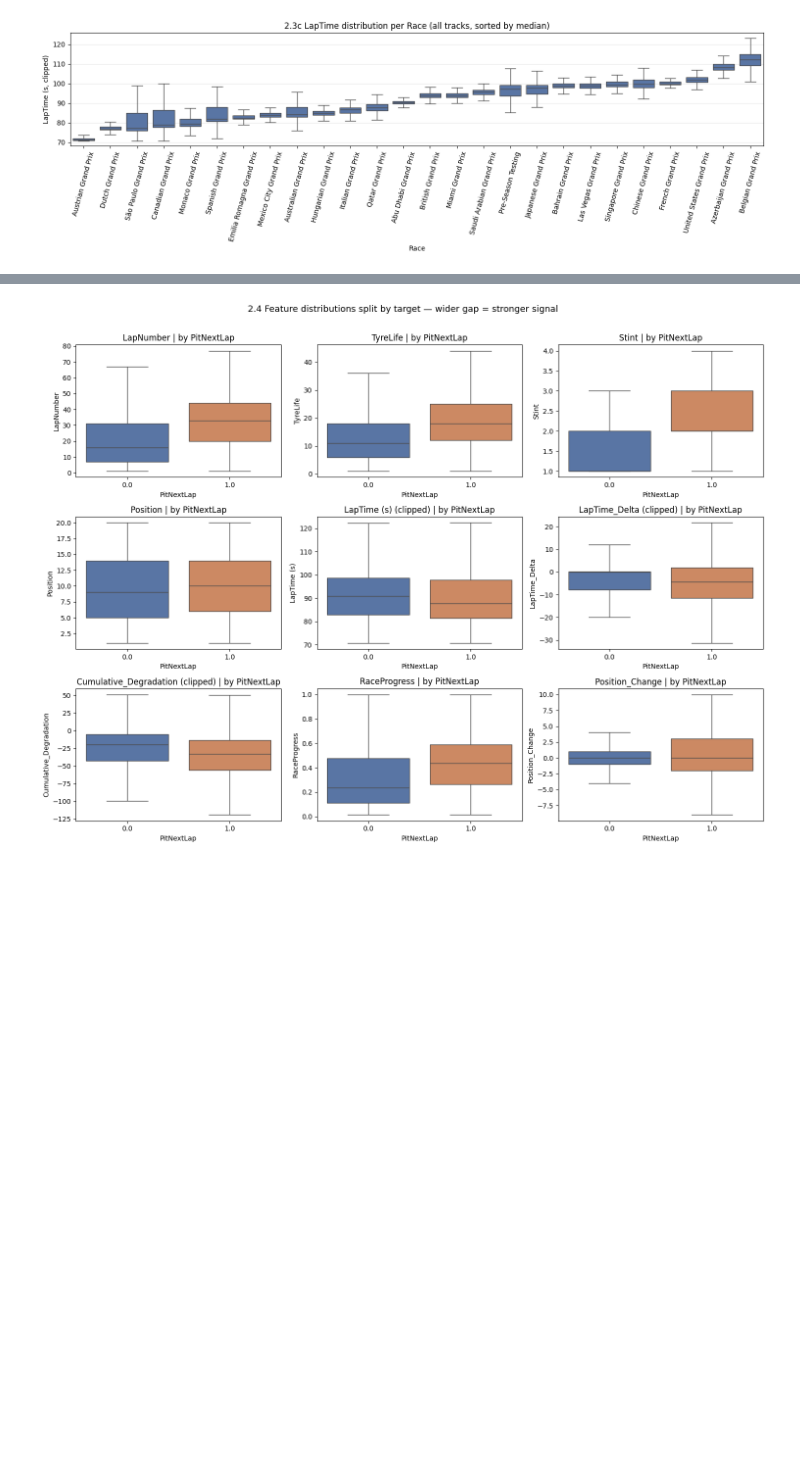
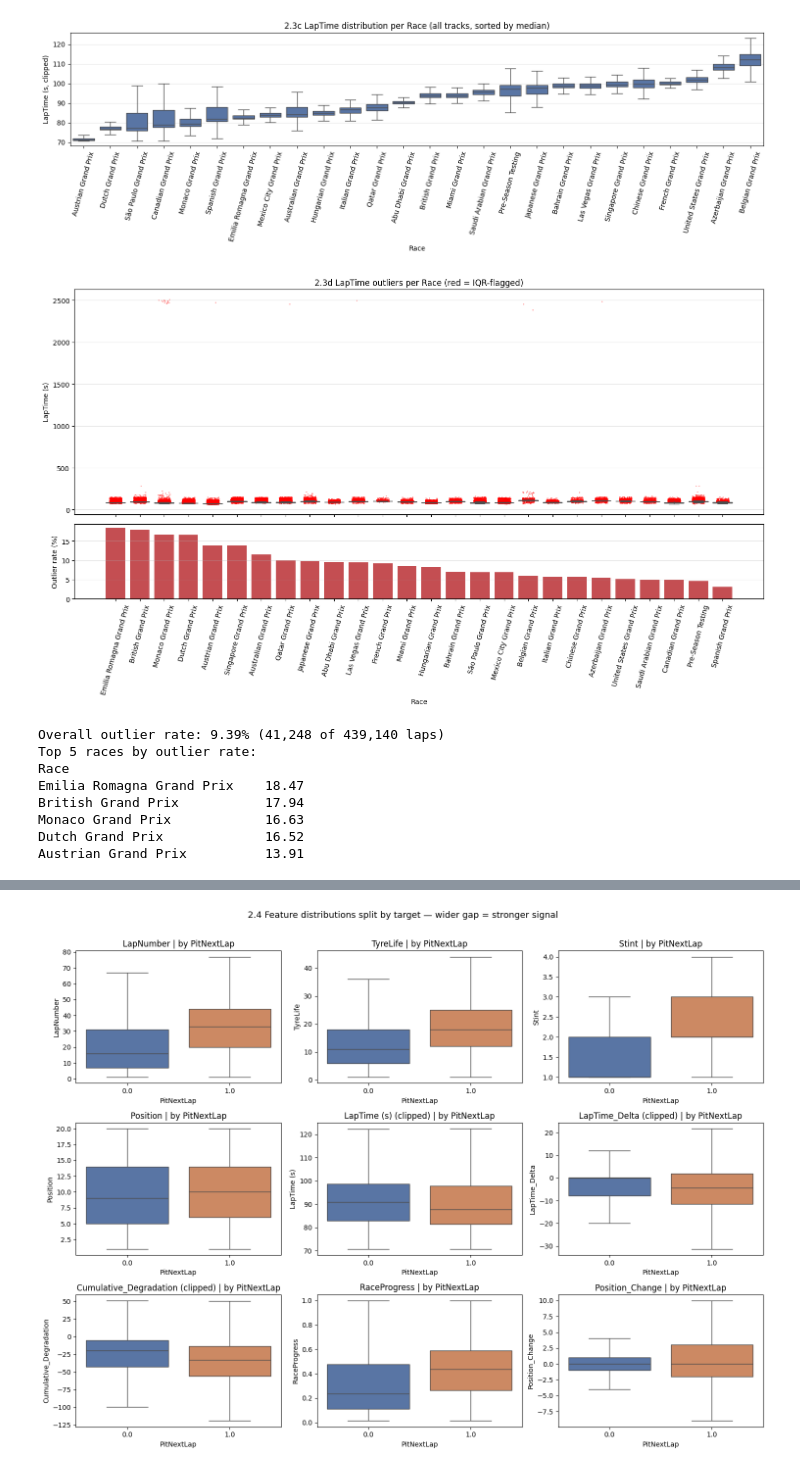
Before and after one commit to Propar2750/PitStop, a Jupyter notebook: eda.ipynb, the cells around one changed output, grey strips where cells are left out. Drawn from its saved outputs; the diff is of its cells as text; code cells hidden in the pictures; blank space fills up the shorter version.

```diff
--- a/eda.ipynb
+++ b/eda.ipynb
@@ -224,3 +224,64 @@ ax.grid(axis='y', alpha=0.3)
 plt.tight_layout(); plt.show()
 # %% [output]
 [figure]
+# %%
+# 2.3d LapTime outliers per Race  (fast)
+# Continuation of 2.3c.  IQR-based outlier flag, vectorized; outliers drawn as
+# scatter on top of the boxplot (cheaper than seaborn's flier drawing).
+
+sub = train[['Race', 'LapTime (s)']].dropna().copy()
+
+# Vectorized per-race Q1/Q3 (no python lambda)
+qs = sub.groupby('Race')['LapTime (s)'].quantile([0.25, 0.75]).unstack()
+qs.columns = ['q1', 'q3']
+qs['iqr'] = qs['q3'] - qs['q1']
+qs['lo']  = qs['q1'] - 1.5 * qs['iqr']
+qs['hi']  = qs['q3'] + 1.5 * qs['iqr']
+
+sub = sub.join(qs[['lo', 'hi']], on='Race')
+sub['is_outlier'] = (sub['LapTime (s)'] < sub['lo']) | (sub['LapTime (s)'] > sub['hi'])
+
+outlier_rate = sub.groupby('Race')['is_outlier'].mean().sort_values(ascending=False)
+order = outlier_rate.index.tolist()
+race_to_x = {r: i for i, r in enumerate(order)}
+
+fig_width = max(10, 0.5 * len(order) + 2)
+fig, (ax1, ax2) = plt.subplots(
+    2, 1, figsize=(fig_width, 9), sharex=True,
+    gridspec_kw={'height_ratios': [3, 1]},
+)
+
+# Box without fliers (fast); scatter only the outliers (typically a few %).
+sns.boxplot(data=sub, x='Race', y='LapTime (s)', order=order,
+            color='#4c72b0', showfliers=False, ax=ax1)
+
+out = sub.loc[sub['is_outlier']]
+xs = out['Race'].map(race_to_x).values + (np.random.rand(len(out)) - 0.5) * 0.5
+ax1.scatter(xs, out['LapTime (s)'].values, s=4, c='red', alpha=0.35, linewidths=0)
+ax1.set_ylabel('LapTime (s)')
+ax1.set_title('2.3d LapTime outliers per Race (red = IQR-flagged)')
+ax1.grid(axis='y', alpha=0.3)
+
+ax2.bar(range(len(order)), outlier_rate.values * 100, color='#c44e52')
+ax2.set_xticks(range(len(order)))
+ax2.set_xticklabels(order, rotation=75)
+ax2.set_ylabel('Outlier rate (%)')
+ax2.set_xlabel('Race')
+ax2.grid(axis='y', alpha=0.3)
+
+plt.tight_layout(); plt.show()
+
+print(f'Overall outlier rate: {sub["is_outlier"].mean()*100:.2f}% '
+      f'({int(sub["is_outlier"].sum()):,} of {len(sub):,} laps)')
+print('Top 5 races by outlier rate:')
+print((outlier_rate.head(5) * 100).round(2).to_string())
+# %% [output]
+[figure, added]
+Overall outlier rate: 9.39% (41,248 of 439,140 laps)
+Top 5 races by outlier rate:
+Race
+Emilia Romagna Grand Prix    18.47
+British Grand Prix           17.94
+Monaco Grand Prix            16.63
+Dutch Grand Prix             16.52
+Austrian Grand Prix          13.91
```
Also changed, not shown: parts of 1 cell of this notebook, 1 other file.
